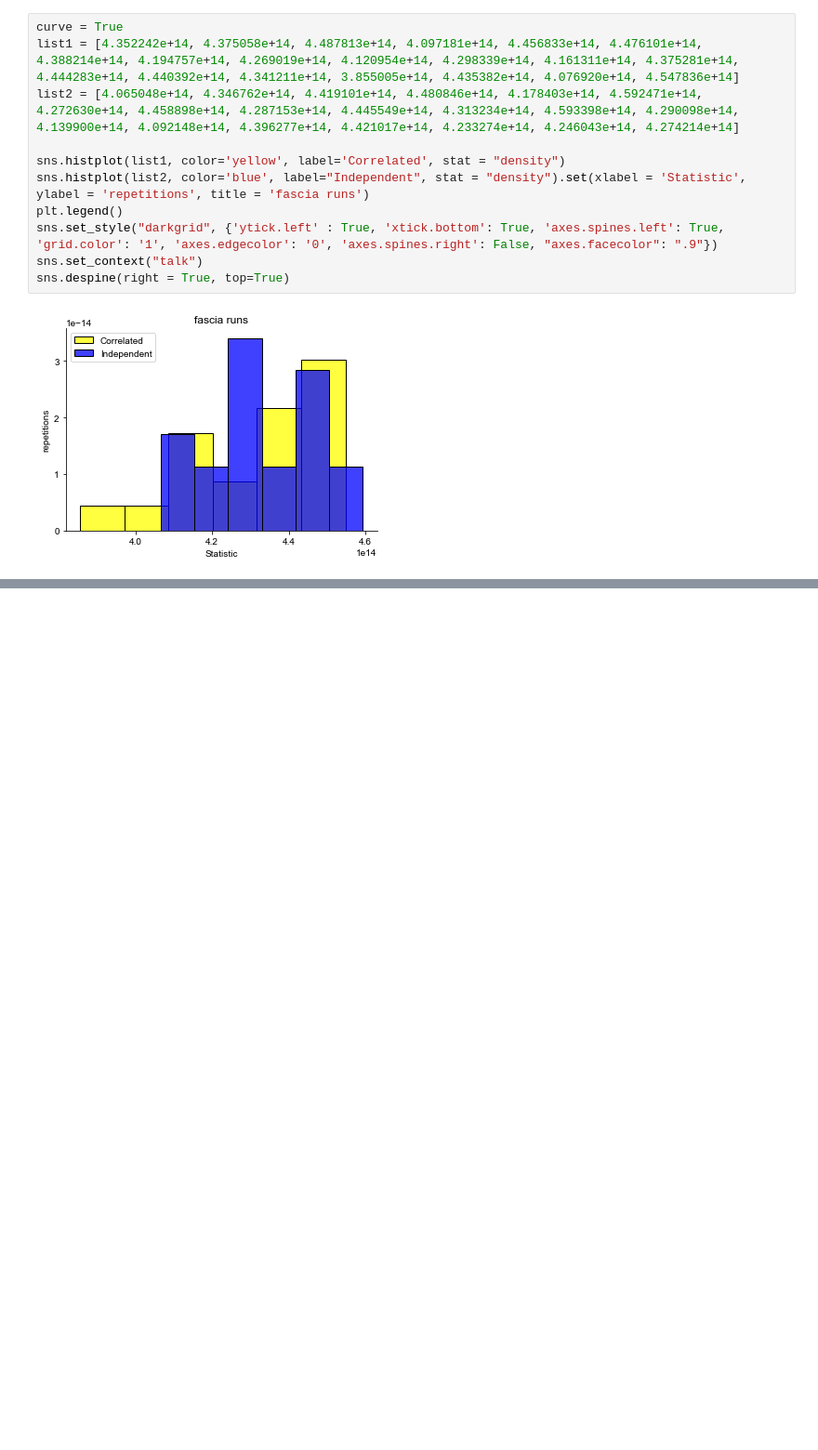
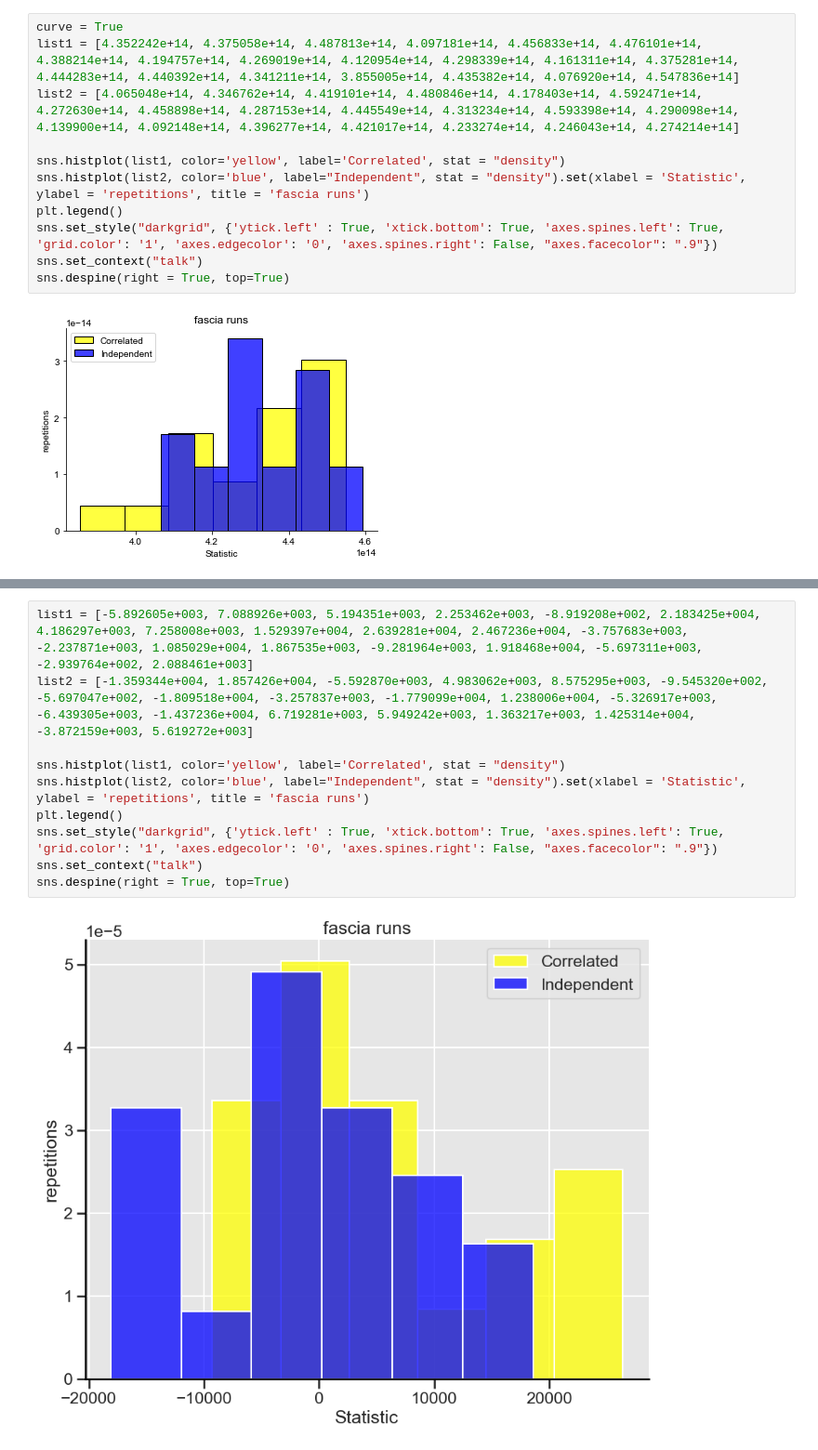
Before and after one commit to louishu17/fasciaGraphSimilarity, a Jupyter notebook: FasciaVisualizations.ipynb, the cells around one changed output, grey strips where cells are left out. Shown: that part at 93% size. Saved outputs shown, nothing was run; the diff lists cells and outputs as text; blank space fills up the shorter version.

```diff
--- a/FasciaVisualizations.ipynb
+++ b/FasciaVisualizations.ipynb
@@ -79,0 +98,12 @@ sns.despine(right = True, top=True)
+# %%
+list1 = [-5.892605e+003, 7.088926e+003, 5.194351e+003, 2.253462e+003, -8.919208e+002, 2.183425e+004, 4.186297e+003, 7.258008e+003, 1.529397e+004, 2.639281e+004, 2.467236e+004, -3.757683e+003, -2.237871e+003, 1.085029e+004, 1.867535e+003, -9.281964e+003, 1.918468e+004, -5.697311e+003, -2.939764e+002, 2.088461e+003]
+list2 = [-1.359344e+004, 1.857426e+004, -5.592870e+003, 4.983062e+003, 8.575295e+003, -9.545320e+002, -5.697047e+002, -1.809518e+004, -3.257837e+003, -1.779099e+004, 1.238006e+004, -5.326917e+003, -6.439305e+003, -1.437236e+004, 6.719281e+003, 5.949242e+003, 1.363217e+003, 1.425314e+004, -3.872159e+003, 5.619272e+003]
+
+sns.histplot(list1, color='yellow', label='Correlated', stat = "density")
+sns.histplot(list2, color='blue', label="Independent", stat = "density").set(xlabel = 'Statistic', ylabel = 'repetitions', title = 'fascia runs')
+plt.legend()
+sns.set_style("darkgrid", {'ytick.left' : True, 'xtick.bottom': True, 'axes.spines.left': True, 'grid.color': '1', 'axes.edgecolor': '0', 'axes.spines.right': False, "axes.facecolor": ".9"})
+sns.set_context("talk")
+sns.despine(right = True, top=True)
+# %% [output]
+[figure, added]
```
Also changed, not shown: parts of 1 cell of this notebook, 3 other files.
